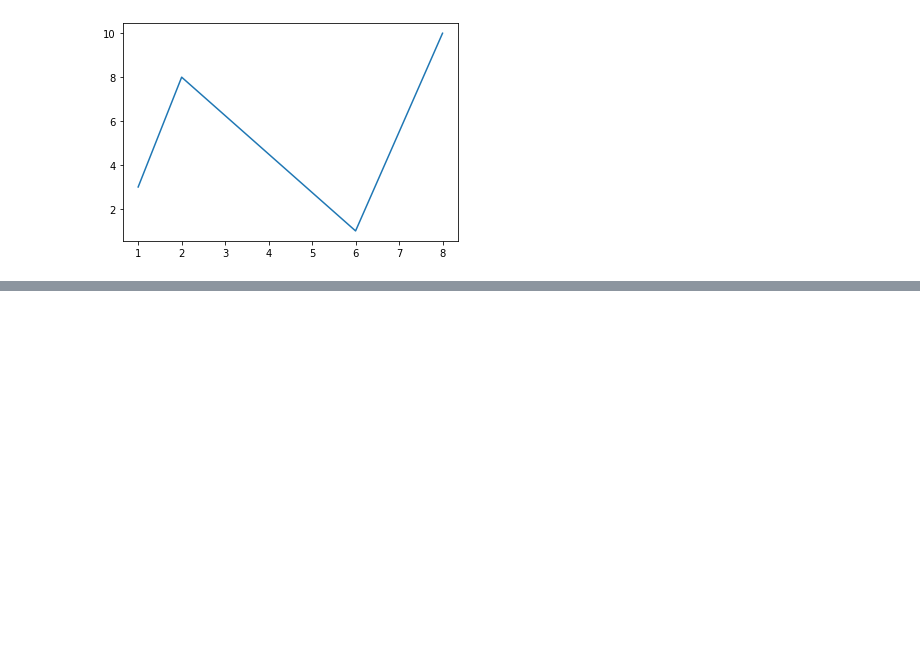
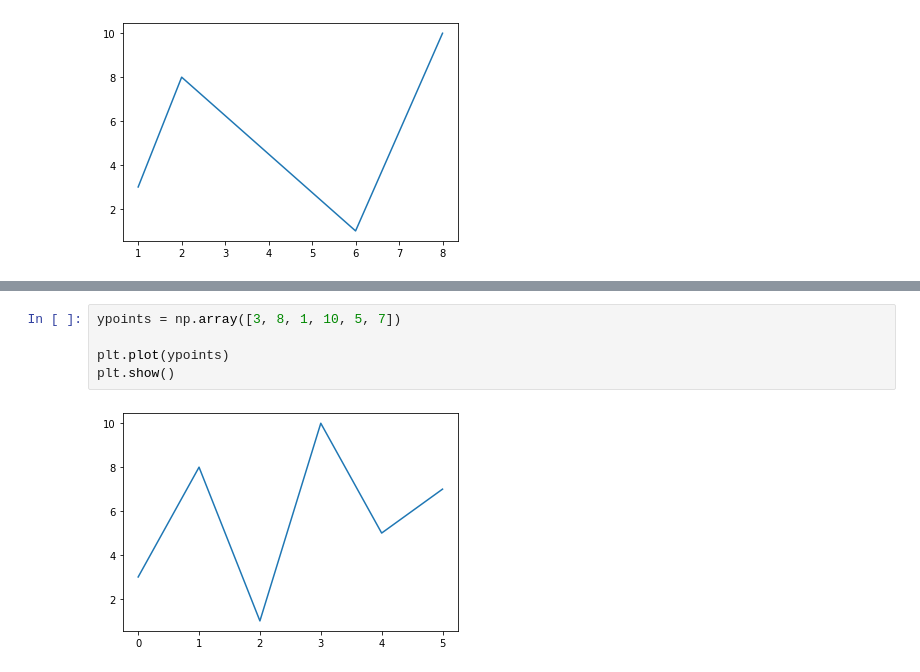
Before and after one commit to rajaramgautam/numpy-pandas-visualization-exercises, a Jupyter notebook: numpy-pandas-visualization-exercises/matplotlib_tutorial_w3_school.ipynb, the cells around one changed output, grey strips where cells are left out. Saved outputs shown, nothing was run; the diff lists cells and outputs as text; blank space fills up the shorter version.

```diff
--- a/numpy-pandas-visualization-exercises/matplotlib_tutorial_w3_school.ipynb
+++ b/numpy-pandas-visualization-exercises/matplotlib_tutorial_w3_school.ipynb
@@ -86,0 +95,7 @@ plt.show()
+# %%
+ypoints = np.array([3, 8, 1, 10, 5, 7])
+
+plt.plot(ypoints)
+plt.show()
+# %% [output]
+[figure, added]
```
Also changed, not shown: parts of 19 cells of this notebook.
